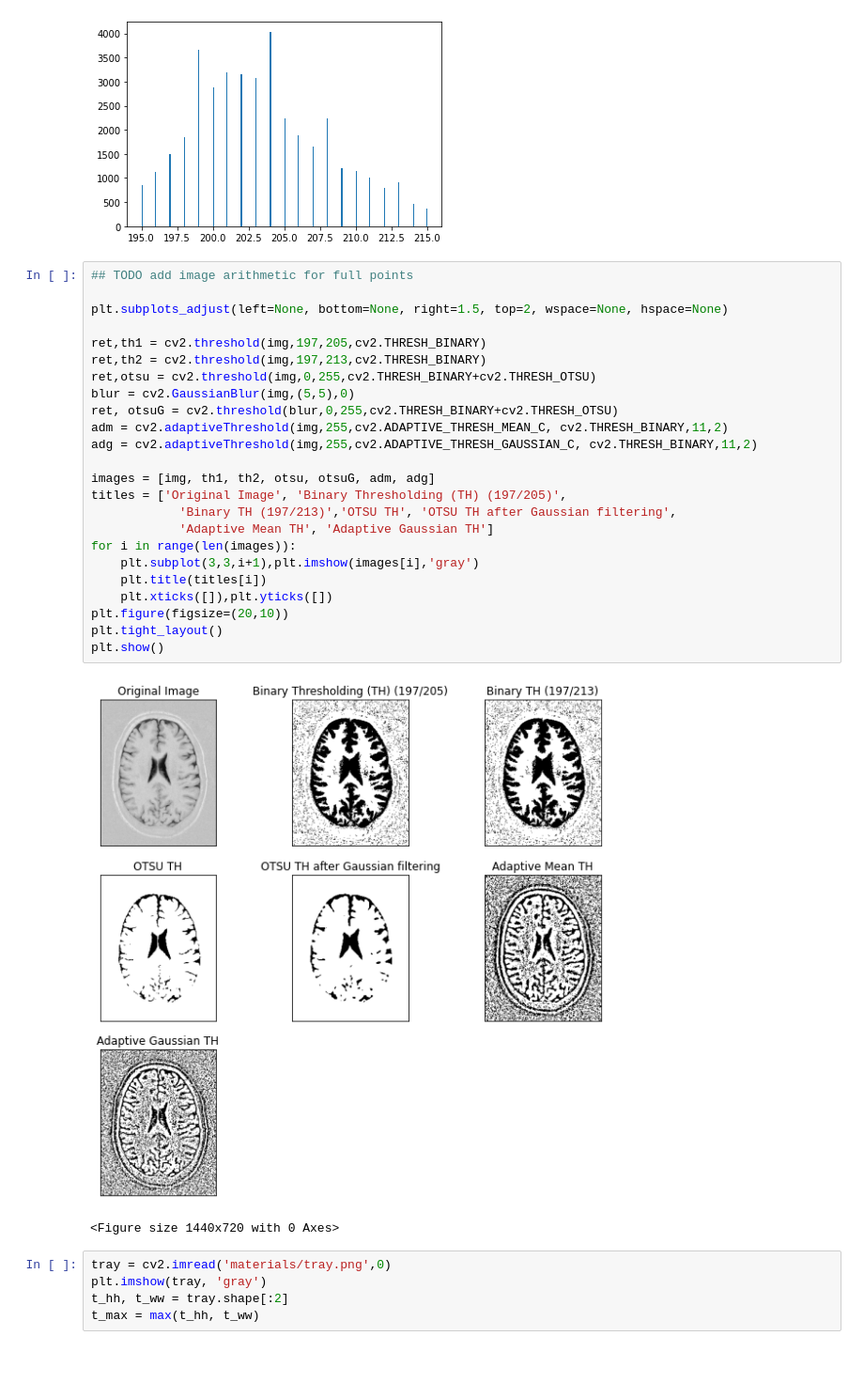
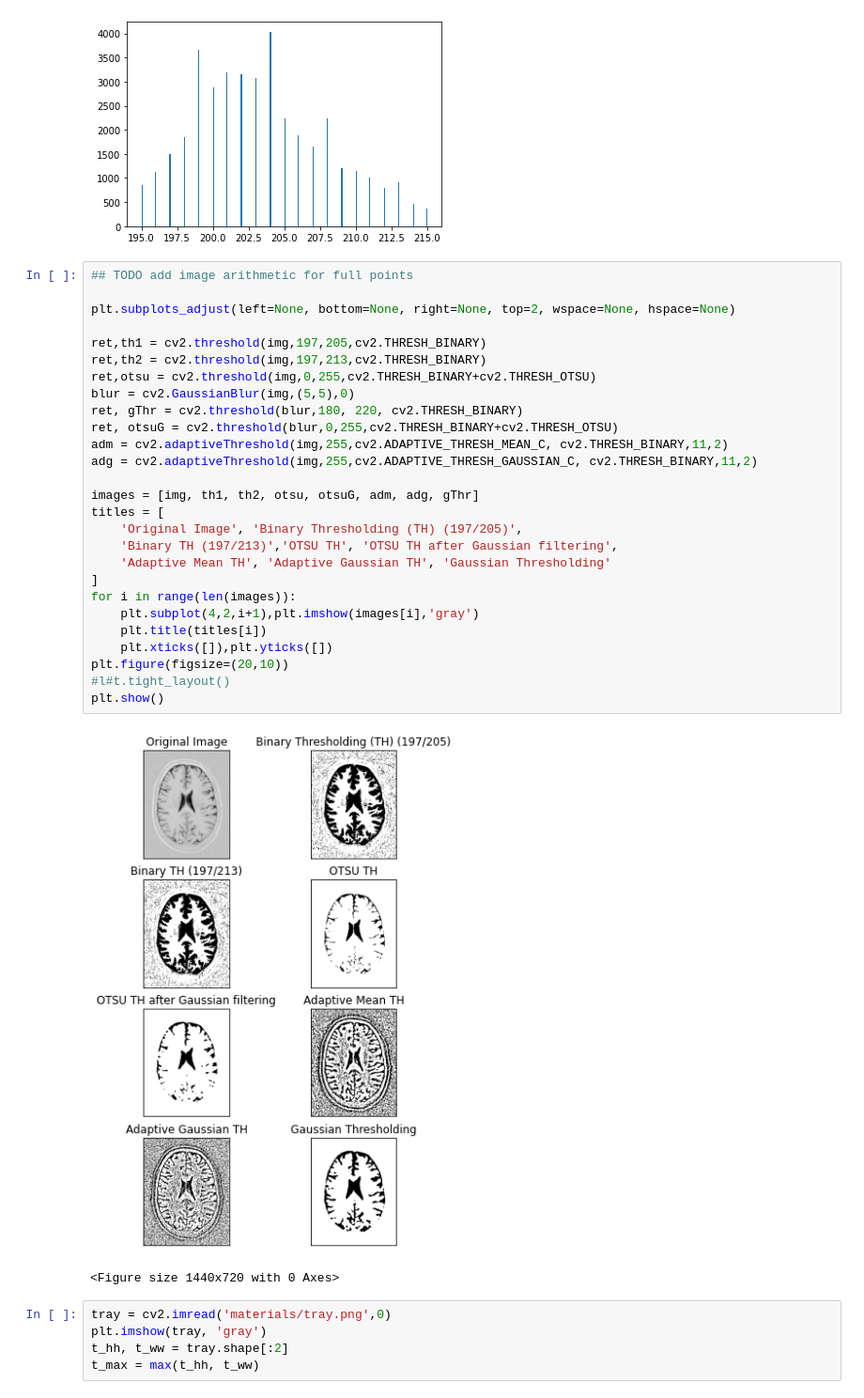
Before and after one commit to wvitzthum/CV_coursework, a Jupyter notebook: Coursework.ipynb, the cells around one changed output. Shown at 94% size. Saved outputs shown, nothing was run; the diff lists cells and outputs as text; blank space fills up the shorter version.

```diff
--- a/Coursework.ipynb
+++ b/Coursework.ipynb
@@ -20,29 +20,32 @@ plt.hist(img.ravel(),256,[195,215]); plt.show()
 # %%
 ## TODO add image arithmetic for full points
 
-plt.subplots_adjust(left=None, bottom=None, right=1.5, top=2, wspace=None, hspace=None)
+plt.subplots_adjust(left=None, bottom=None, right=None, top=2, wspace=None, hspace=None)
 
 ret,th1 = cv2.threshold(img,197,205,cv2.THRESH_BINARY)
 ret,th2 = cv2.threshold(img,197,213,cv2.THRESH_BINARY)
 ret,otsu = cv2.threshold(img,0,255,cv2.THRESH_BINARY+cv2.THRESH_OTSU)
 blur = cv2.GaussianBlur(img,(5,5),0)
+ret, gThr = cv2.threshold(blur,180, 220, cv2.THRESH_BINARY)
 ret, otsuG = cv2.threshold(blur,0,255,cv2.THRESH_BINARY+cv2.THRESH_OTSU)
 adm = cv2.adaptiveThreshold(img,255,cv2.ADAPTIVE_THRESH_MEAN_C, cv2.THRESH_BINARY,11,2)
 adg = cv2.adaptiveThreshold(img,255,cv2.ADAPTIVE_THRESH_GAUSSIAN_C, cv2.THRESH_BINARY,11,2)
 
-images = [img, th1, th2, otsu, otsuG, adm, adg]
-titles = ['Original Image', 'Binary Thresholding (TH) (197/205)',
-            'Binary TH (197/213)','OTSU TH', 'OTSU TH after Gaussian filtering',
-            'Adaptive Mean TH', 'Adaptive Gaussian TH']
+images = [img, th1, th2, otsu, otsuG, adm, adg, gThr]
+titles = [
+    'Original Image', 'Binary Thresholding (TH) (197/205)',
+    'Binary TH (197/213)','OTSU TH', 'OTSU TH after Gaussian filtering',
+    'Adaptive Mean TH', 'Adaptive Gaussian TH', 'Gaussian Thresholding'
+]
 for i in range(len(images)):
-    plt.subplot(3,3,i+1),plt.imshow(images[i],'gray')
+    plt.subplot(4,2,i+1),plt.imshow(images[i],'gray')
     plt.title(titles[i])
     plt.xticks([]),plt.yticks([])
 plt.figure(figsize=(20,10))
-plt.tight_layout()
+#l#t.tight_layout()
 plt.show()
 # %% [output]
-[figure, old version]
+[figure, new version]
 <Figure size 1440x720 with 0 Axes>
 # %%
 tray = cv2.imread('materials/tray.png',0)
```
Also changed, not shown: parts of 8 cells of this notebook.
